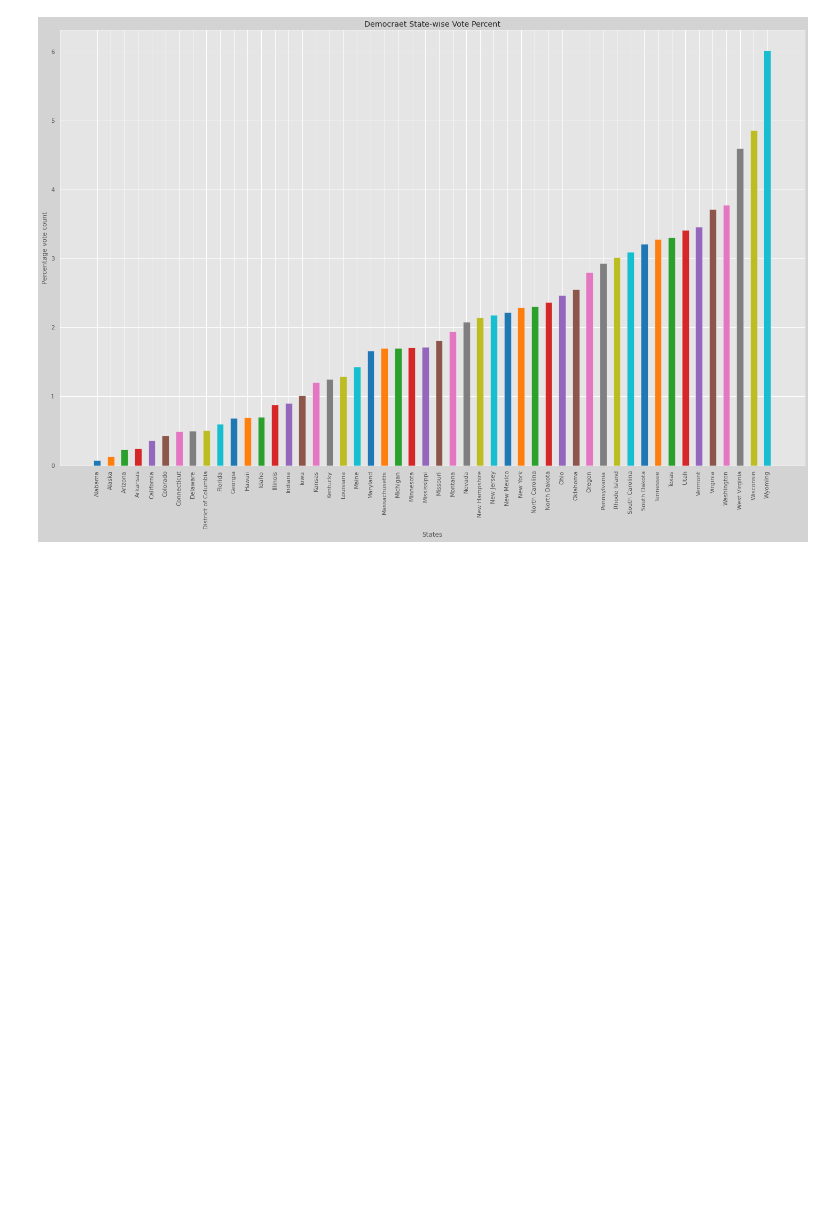
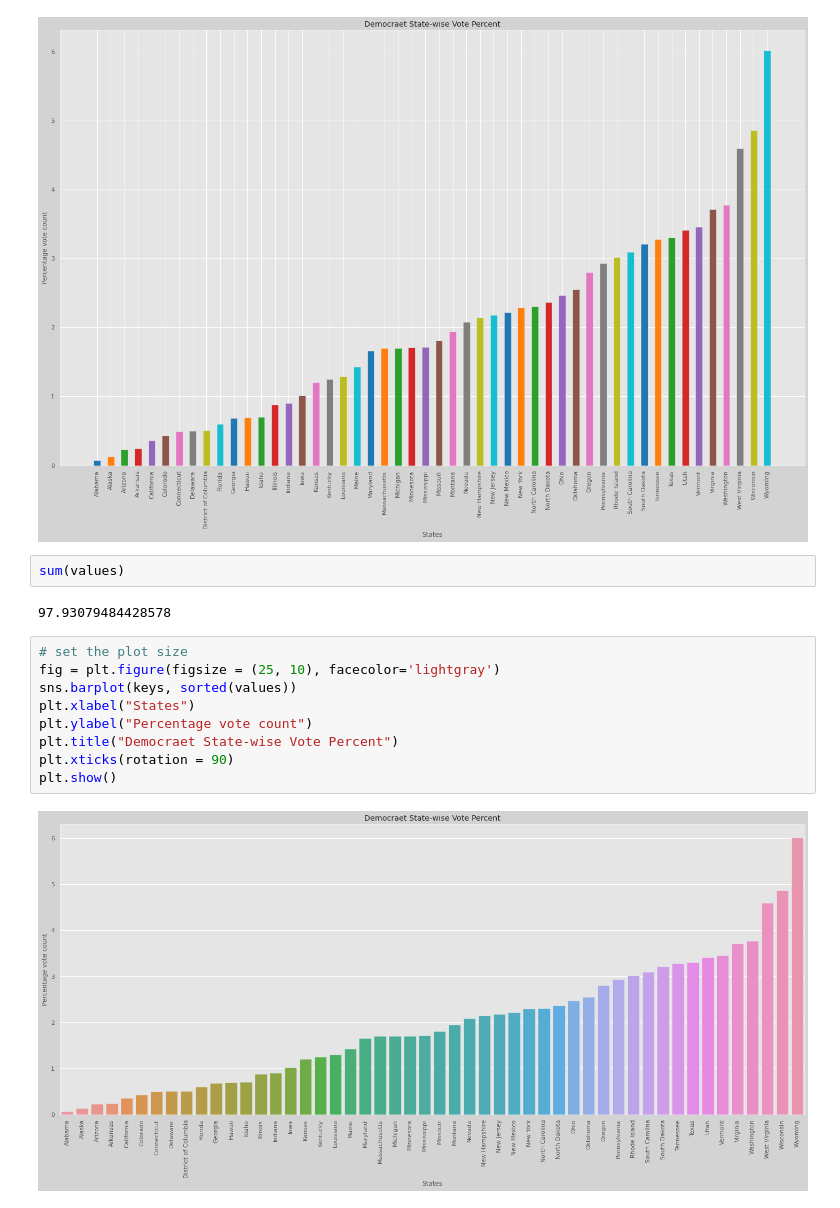
Before and after one commit to mohd-faizy/CAREER-TRACK-Data-Scientist-with-Python, a Jupyter notebook: 01_Graphical_EDA_US_ElectionData.ipynb, the cells around one changed output. Drawn from its saved outputs; the diff is of its cells as text; blank space fills up the shorter version.

```diff
--- a/01_Graphical_EDA_US_ElectionData.ipynb
+++ b/01_Graphical_EDA_US_ElectionData.ipynb
@@ -1085,6 +1105,21 @@ plt.xticks(rotation = 90)
 plt.show()
 # %% [output]
 [figure]
+# %%
+sum(values)
+# %% [output]
+97.93079484428578
+# %%
+# set the plot size
+fig = plt.figure(figsize = (25, 10), facecolor='lightgray')
+sns.barplot(keys, sorted(values))
+plt.xlabel("States")
+plt.ylabel("Percentage vote count")
+plt.title("Democraet State-wise Vote Percent")
+plt.xticks(rotation = 90)
+plt.show()
+# %% [output]
+[figure, added]
 # %% [markdown]
 <p align='center'>
     <a href="https://twitter.com/F4izy">
```
Also changed, not shown: parts of 6 cells of this notebook.
